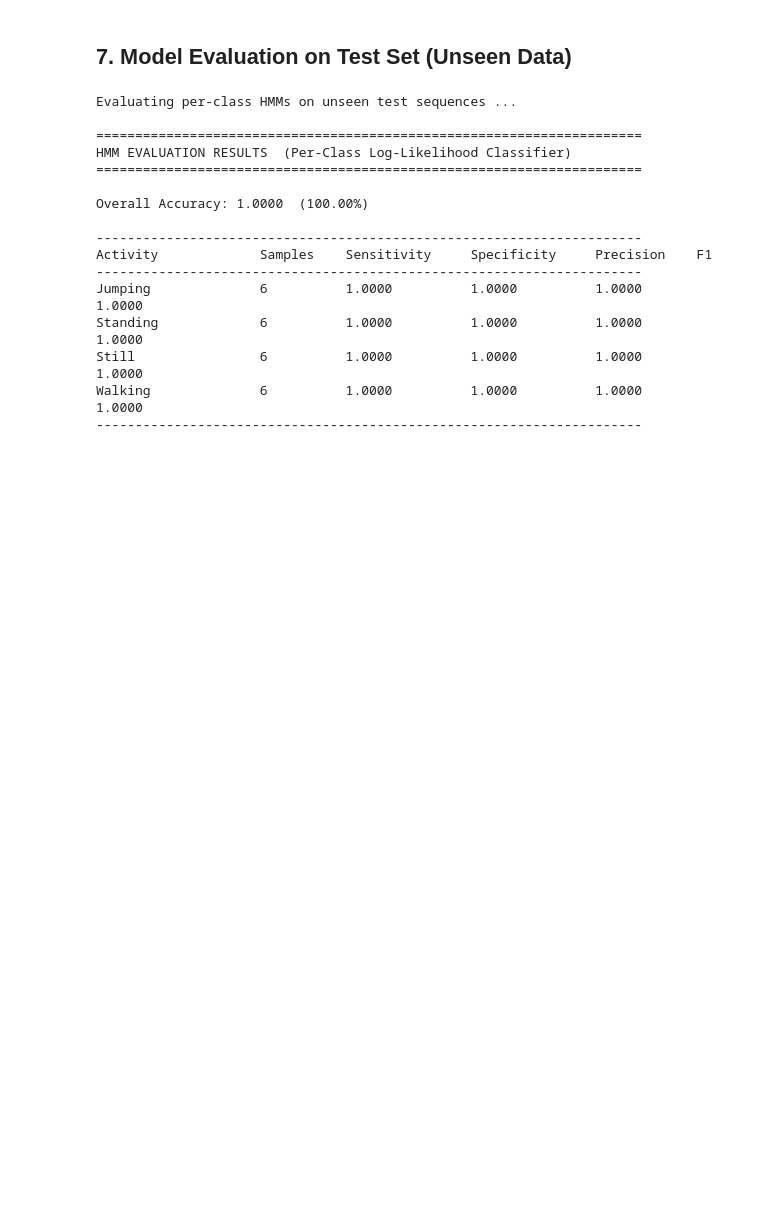
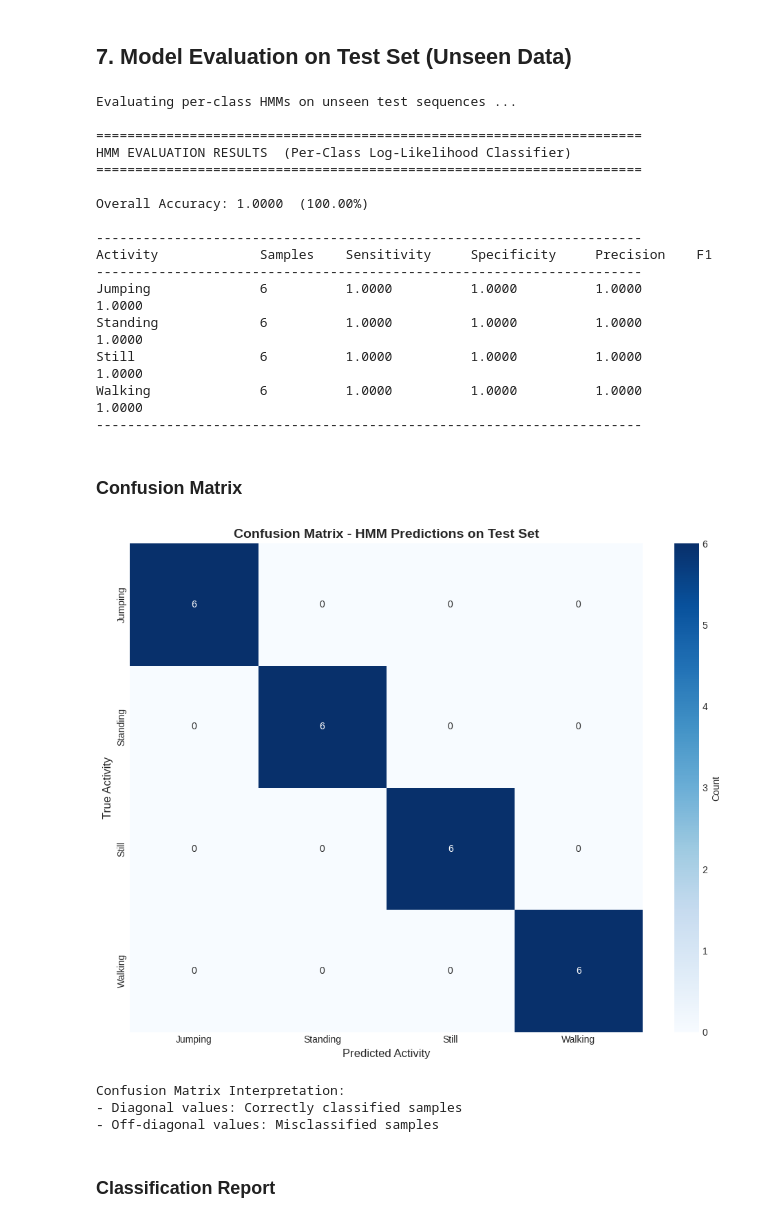
Before and after one commit to twizelissa/Hidden-Markov-Models, a Jupyter notebook: HMM_Activity_Recognition.ipynb, the cells around one changed output. Cells and saved outputs as stored; diff of their text form; code cells hidden in the pictures; blank space fills up the shorter version.

Commit message:
Add model evaluation on unseen data, confusion matrix, and classification report

```diff
--- a/HMM_Activity_Recognition.ipynb
+++ b/HMM_Activity_Recognition.ipynb
@@ -1212,3 +1212,31 @@ Standing             6          1.0000          1.0000          1.0000       1.0
 Still                6          1.0000          1.0000          1.0000       1.0000
 Walking              6          1.0000          1.0000          1.0000       1.0000
 ----------------------------------------------------------------------
+# %% [markdown]
+### Confusion Matrix
+# %%
+# Compute confusion matrix
+y_test_array = np.array(y_test_sequences)
+cm = confusion_matrix(y_test_array, y_pred)
+
+# Plot confusion matrix
+plt.figure(figsize=(10, 8))
+sns.heatmap(cm, annot=True, fmt='d', cmap='Blues',
+            xticklabels=activity_labels, yticklabels=activity_labels,
+            cbar_kws={'label': 'Count'})
+plt.title('Confusion Matrix - HMM Predictions on Test Set', fontsize=14, fontweight='bold')
+plt.xlabel('Predicted Activity', fontsize=12)
+plt.ylabel('True Activity', fontsize=12)
+plt.tight_layout()
+plt.show()
+
+print("\nConfusion Matrix Interpretation:")
+print("- Diagonal values: Correctly classified samples")
+print("- Off-diagonal values: Misclassified samples")
+# %% [output]
+[figure, added]
+Confusion Matrix Interpretation:
+- Diagonal values: Correctly classified samples
+- Off-diagonal values: Misclassified samples
+# %% [markdown]
+### Classification Report
```
Also changed, not shown: parts of 3 cells of this notebook.
